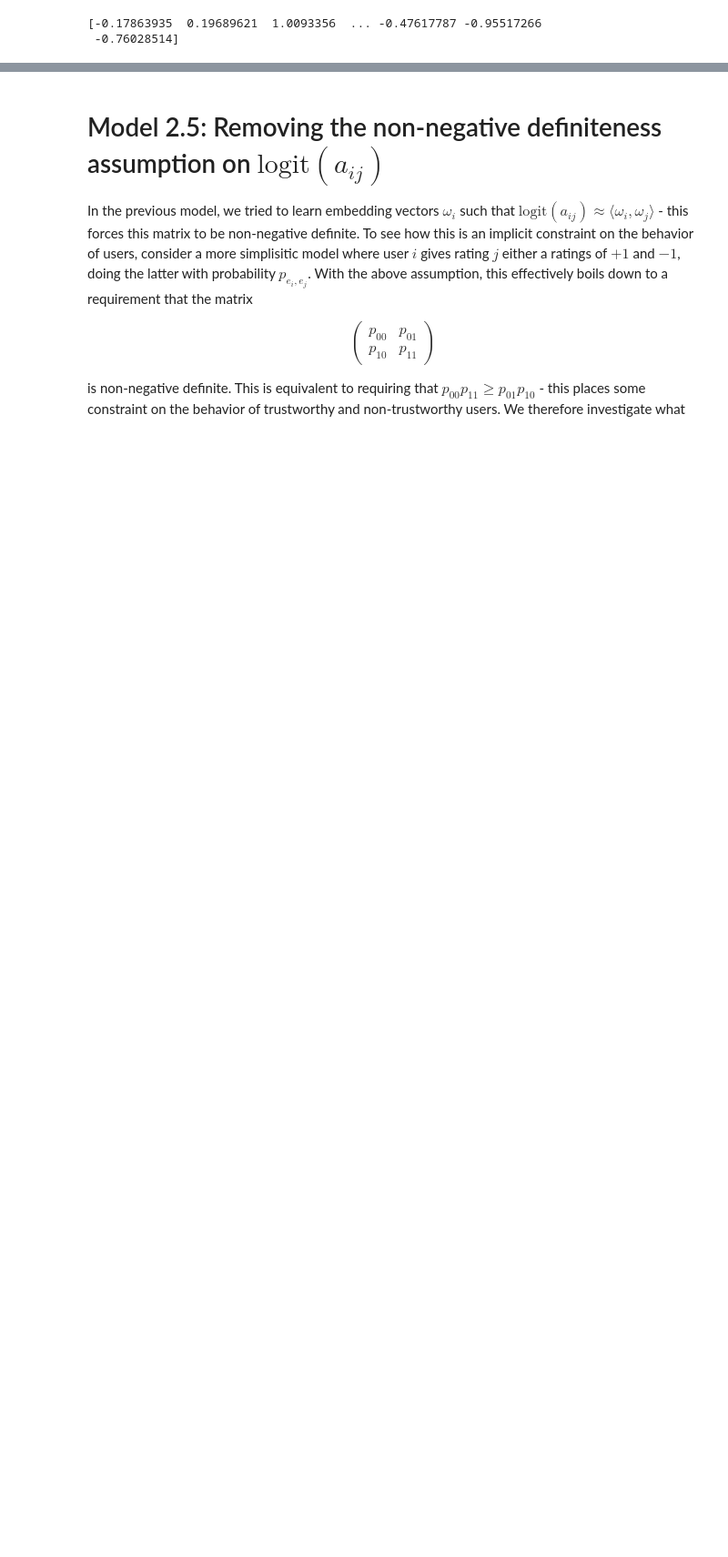
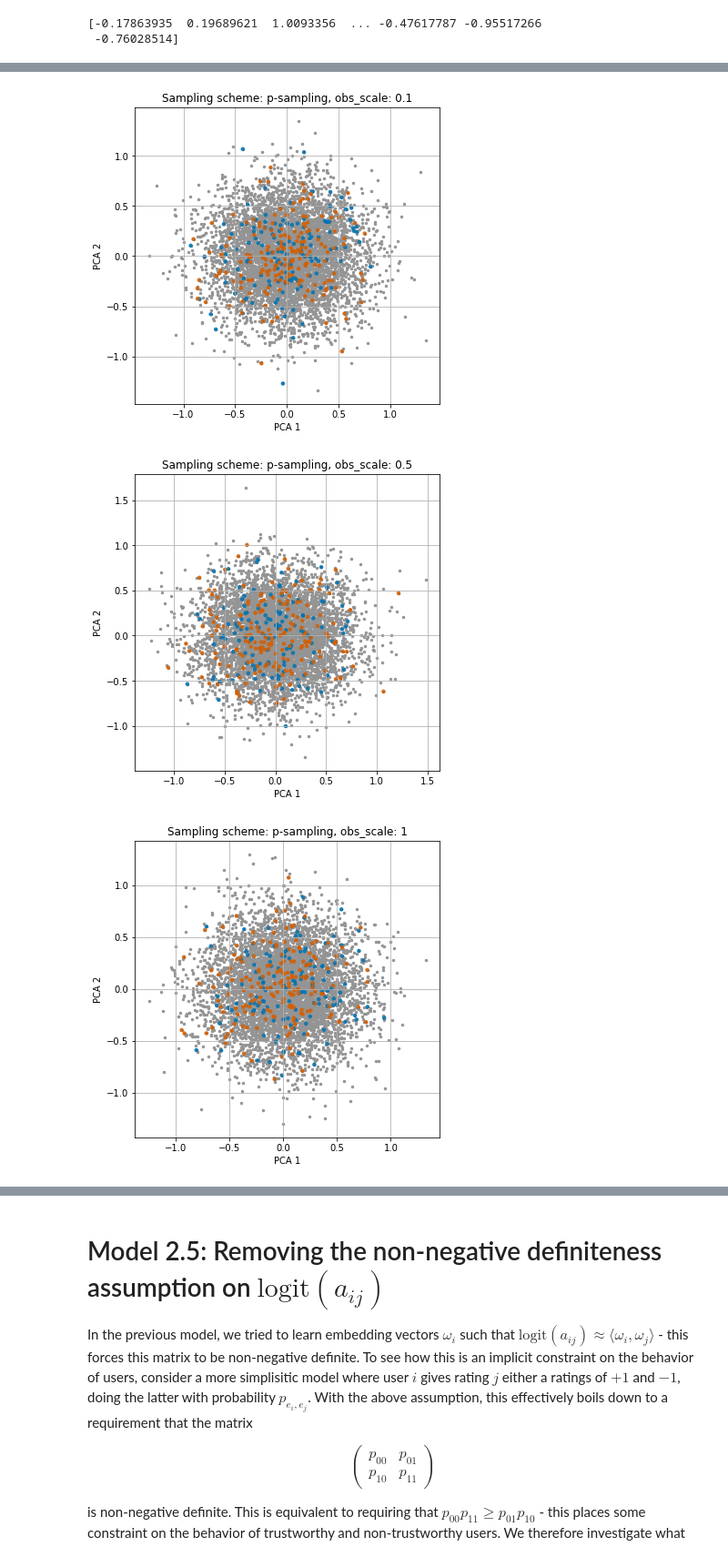
Before and after one commit to aday651/probprog-finalproject, a Jupyter notebook: final-project/final-project.ipynb, the cells around one changed output, grey strips where cells are left out. Shown at 91% size. Cells and saved outputs as stored; diff of their text form; code cells hidden in the pictures; blank space fills up the shorter version.

```diff
--- a/final-project/final-project.ipynb
+++ b/final-project/final-project.ipynb
@@ -458,0 +474,20 @@ if demo:
+# %%
+## This command was rerun twice for the different subsampling schemes dictionaries in order to give the desired plots below
+obs_scale_list = [0.1, 0.5, 1]
+store_params = {}
+
+data = bitcoin.BitcoinOTC()
+
+# Comment out depending on the choice of sampling scheme
+sample_args_dict = {'sample_str': 'p-sampling', 'sample_args': {'sample_prob': 0.005}}
+#sample_args_dict = {'sample_str': 'random-walk', 'sample_args': {'start_num': 15, 'walk_length': 20}}
+
+if ~demo:
+    for obs_scale in obs_scale_list:
+        # Define dictionary
+        embed_args_dict = {'embed_dim': 8, 'krein': False, 'omega_model_scale': 1/np.sqrt(8), 'obs_scale': 0.1,
+                           'learning_rate': 0.001, 'num_iters': 100, 'logging': False}
+
+        # Get learned variational parameters, store them for now
+        vp_dict = embed.embed(data, embed_args_dict, sample_args_dict)
+        store_params[str(obs_scale)] = vp_dict
@@ -481,0 +513,37 @@ We repeat the above
+# %%
+import matplotlib.pyplot as plt
+from sklearn.decomposition import PCA
+
+for key, vp_dict in store_params.items():
+    # Do PCA on the mean embedding vectors
+    pca = PCA(n_components=2)
+    embed_vectors = vp_dict['omega_loc'].t().detach().numpy()
+    embed_pca = pca.fit_transform(embed_vectors)
+
+    fig = plt.figure(figsize=(6, 6))
+    ax = fig.add_subplot(1, 1, 1)
+    ax.set_xlabel('PCA 1', fontsize=10)
+    ax.set_ylabel('PCA 2', fontsize=10)
+    ax.set_title('Sampling scheme: {}, obs_scale: {}'.format(sample_args_dict['sample_str'], key),
+                 fontsize=12)
+
+    ax.scatter(embed_pca[:, 0], embed_pca[:, 1], c='#949494', alpha = 1, s=6)
+
+    colors = [0 for i in range(len(data.nodes_with_gt))]
+    for i in range(len(data.nodes_with_gt)):
+        ind = data.nodes_with_gt[i]
+        if data.gt.numpy()[ind] == 1:
+            colors[i] = '#0173B2'
+        else:
+            colors[i] = '#D55E00'
+
+    ax.scatter(embed_pca[data.nodes_with_gt, 0], embed_pca[data.nodes_with_gt, 1], c=colors, alpha=0.8, s=12)
+
+    ax.grid()
+    plt.show()
+    fig.savefig('img/embed_pca_sampling_{}_obs_scale_{}.png'.format(
+              sample_args_dict['sample_str'], key), bbox_inches='tight')
+# %% [output]
+[figure, added]
+[figure, added]
+[figure, added]
```
Also changed, not shown: parts of 12 cells of this notebook, 10 other files.
